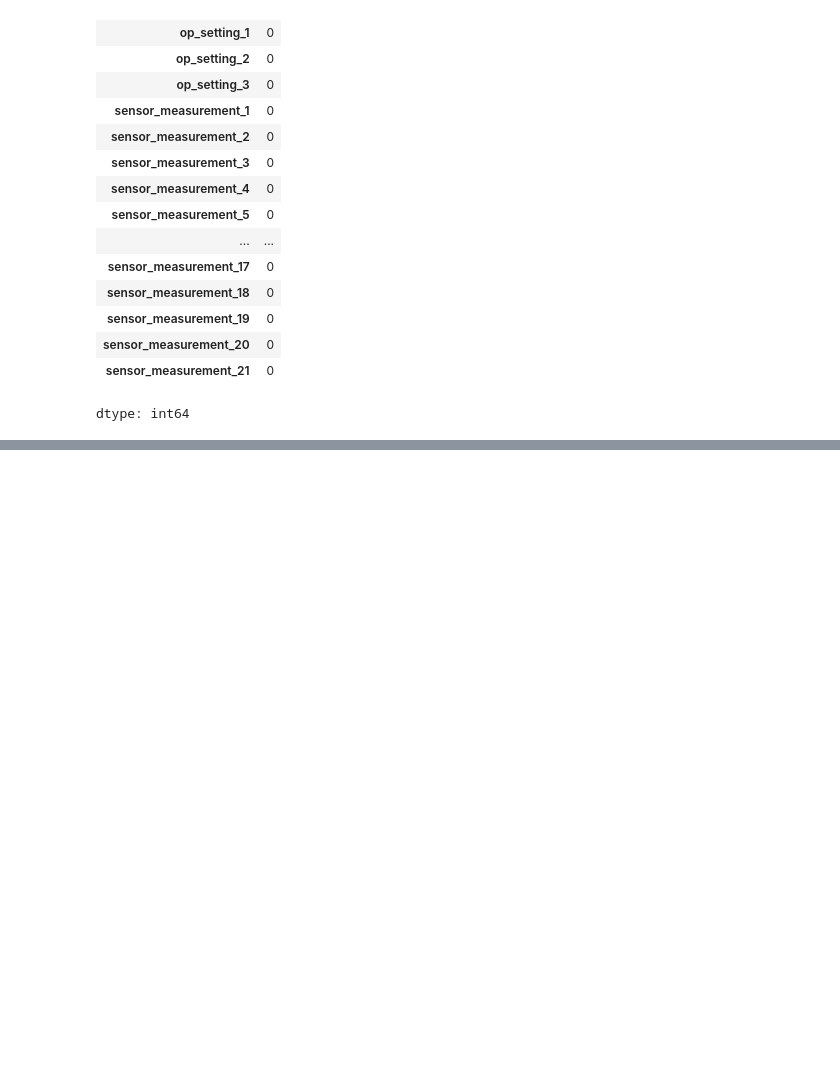
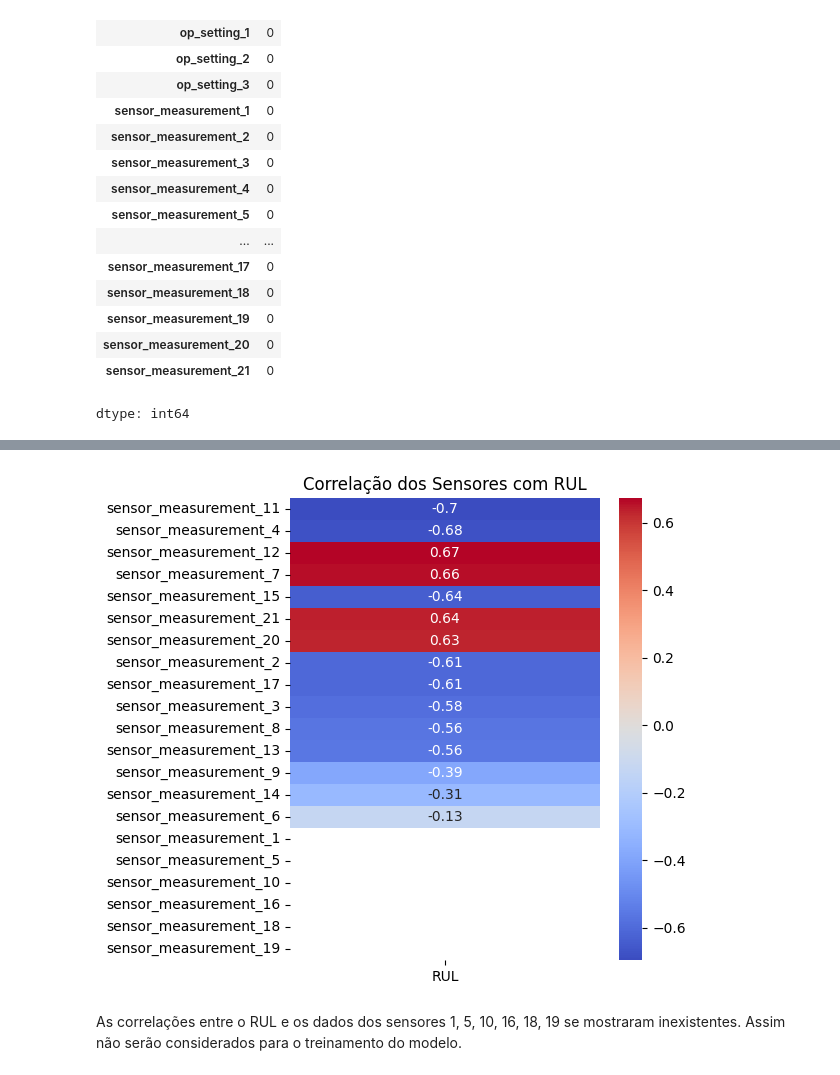
Before and after one commit to daviseemann/turbofan-rul-prediction-cmapss, a Jupyter notebook: notebooks/pre-processing.ipynb, the cells around one changed output, grey strips where cells are left out. Saved outputs shown, nothing was run; the diff lists cells and outputs as text; code cells hidden in the pictures; blank space fills up the shorter version.

```diff
--- a/notebooks/pre-processing.ipynb
+++ b/notebooks/pre-processing.ipynb
@@ -80,0 +105,26 @@ plt.show()
+# %%
+def plot_correlation(df_train):
+    """
+    Plota o mapa de calor das correlações dos sensores com a RUL.
+    Retorna um DataFrame com as correlações ordenadas.
+    """
+    # Seleciona apenas as colunas de sensores
+    sensor_cols = [col for col in df_train.columns if 'sensor' in col]
+
+    # Calcula correlação com RUL
+    correlation = df_train[sensor_cols + ['RUL']].corr()
+    sensor_corr = correlation["RUL"].drop("RUL").sort_values(key=abs, ascending=False)
+
+    # Mapa de calor visual
+    plt.figure(figsize=(5, 6))
+    sns.heatmap(sensor_corr.to_frame(), annot=True, cmap="coolwarm")
+    plt.title("Correlação dos Sensores com RUL")
+    plt.show()
+
+    return sensor_corr
+# %%
+sensor_corr = plot_correlation(df_train)
+# %% [output]
+[figure, added]
+# %% [markdown]
+As correlações entre o RUL e os dados dos sensores 1, 5, 10, 16, 18, 19 se mostraram inexistentes. Assim não serão considerados para o treinamento do modelo.
```
Also changed, not shown: parts of 12 cells of this notebook.
